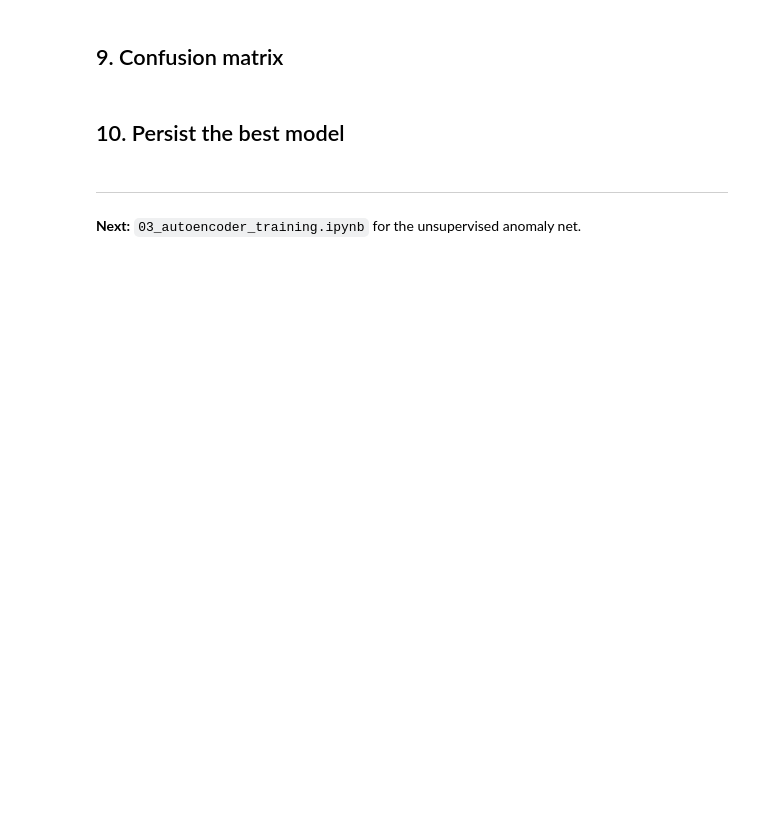
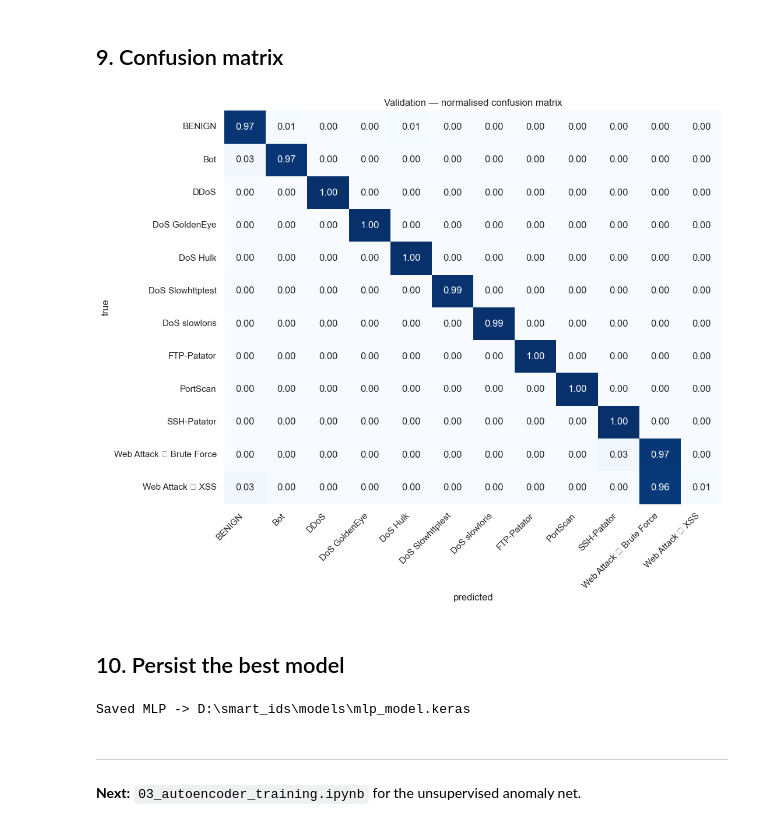
Before and after one commit to 7-lim/Smart_ids, a Jupyter notebook: notebooks/02_mlp_training.ipynb, the cells around one changed output. Cells and saved outputs as stored; diff of their text form; code cells hidden in the pictures; blank space fills up the shorter version.

```diff
--- a/notebooks/02_mlp_training.ipynb
+++ b/notebooks/02_mlp_training.ipynb
@@ -129,7 +187,10 @@ callbacks = [
     f1_cb,
     EarlyStopping(monitor="val_macro_f1", mode="max",
                   patience=cfg.MLP_CONFIG["patience"], restore_best_weights=True),
-    ReduceLROnPlateau(monitor="val_loss", factor=0.5, patience=3, min_lr=1e-6),
+    # Monitor macro-F1 (max) instead of val_loss — with class weights the
+    # weighted val_loss is a noisy proxy for actual classification quality.
+    ReduceLROnPlateau(monitor="val_macro_f1", mode="max",
+                      factor=0.5, patience=4, min_lr=1e-6),
     ModelCheckpoint(filepath=str(cfg.MLP_MODEL_FILE),
                     monitor="val_macro_f1", mode="max", save_best_only=True),
 ]
@@ -171,7 +252,11 @@ plt.tight_layout(); plt.show()
 # %%
 y_pred = model.predict(X_val, batch_size=4096, verbose=0).argmax(axis=1)
 
-print(f"Macro F1   : {f1_score(y_val, y_pred, average='macro',    zero_division=0):.4f}")
-print(f"Weighted F1: {f1_score(y_val, y_pred, average='weighted', zero_division=0):.4f}\n")
-print(classification_report(y_val, y_pred, target_names=class_names,
+all_labels = list(range(len(class_names)))   # tolerate classes absent from y_val/y_pred
+
+print(f"Macro F1   : {f1_score(y_val, y_pred, labels=all_labels, average='macro',    zero_division=0):.4f}")
+print(f"Weighted F1: {f1_score(y_val, y_pred, labels=all_labels, average='weighted', zero_division=0):.4f}\n")
+print(classification_report(y_val, y_pred,
+                            labels=all_labels,
+                            target_names=class_names,
                             digits=4, zero_division=0))
@@ -178,16 +281,18 @@ print(classification_report(y_val, y_pred, target_names=class_names,
 # %% [markdown]
 ## 9. Confusion matrix
 # %%
-cm = confusion_matrix(y_val, y_pred)
+cm = confusion_matrix(y_val, y_pred, labels=all_labels)
 cm_norm = cm.astype(float) / cm.sum(axis=1, keepdims=True).clip(min=1)
 
 plt.figure(figsize=(11, 9))
 sns.heatmap(cm_norm, xticklabels=class_names, yticklabels=class_names,
             annot=True, fmt=".2f", cmap="Blues", cbar=False)
 plt.xlabel("predicted"); plt.ylabel("true")
 plt.title("Validation — normalised confusion matrix")
 plt.xticks(rotation=45, ha="right"); plt.yticks(rotation=0)
 plt.tight_layout(); plt.show()
+# %% [output]
+[figure, added]
 # %% [markdown]
 ## 10. Persist the best model
 # %%
@@ -195,6 +300,8 @@ plt.tight_layout(); plt.show()
 # (in case the in-memory `model` differs from the checkpoint).
 model.save(cfg.MLP_MODEL_FILE)
 print("Saved MLP ->", cfg.MLP_MODEL_FILE)
+# %% [output]
+Saved MLP -> D:\smart_ids\models\mlp_model.keras
 # %% [markdown]
 ---
 **Next:** `03_autoencoder_training.ipynb` for the unsupervised anomaly net.
```
Also changed, not shown: parts of 8 cells of this notebook, 3 other files.
